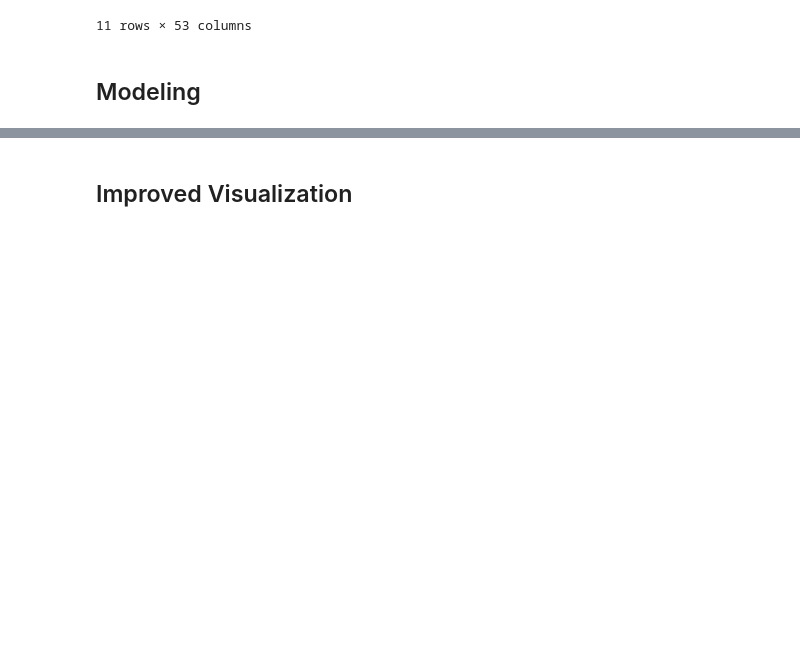
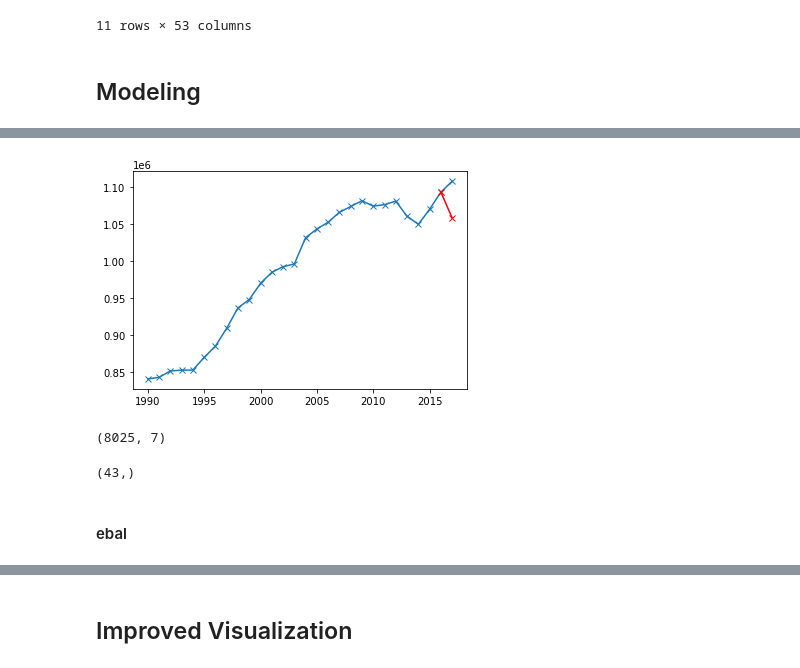
Before and after one commit to reach2sayan/data-1050-infinity, a Jupyter notebook: enhancement.ipynb, the cells around one changed output, grey strips where cells are left out. Saved outputs shown, nothing was run; the diff lists cells and outputs as text; code cells hidden in the pictures; blank space fills up the shorter version.

```diff
--- a/enhancement.ipynb
+++ b/enhancement.ipynb
@@ -199,0 +184,19 @@ lm.fit()
+# %%
+values.loc[:, "preds_last"] = model.predict(test_X).flatten()
+# %%
+for i in values.index:
+    plt.plot(values.columns[:-2], values.loc[i][:-2], marker='x')
+    plt.plot(values.columns[-4:-2], values.loc[i, [2016, "preds_last"]].values, marker='x', color='r')
+    break
+# %% [output]
+[figure, added]
+# %%
+df_unfcc.shape
+# %% [output]
+(8025, 7)
+# %%
+model.predict(test_X).shape
+# %% [output]
+(43,)
+# %% [markdown]
+#### ebal
```
Also changed, not shown: parts of 53 cells of this notebook.
